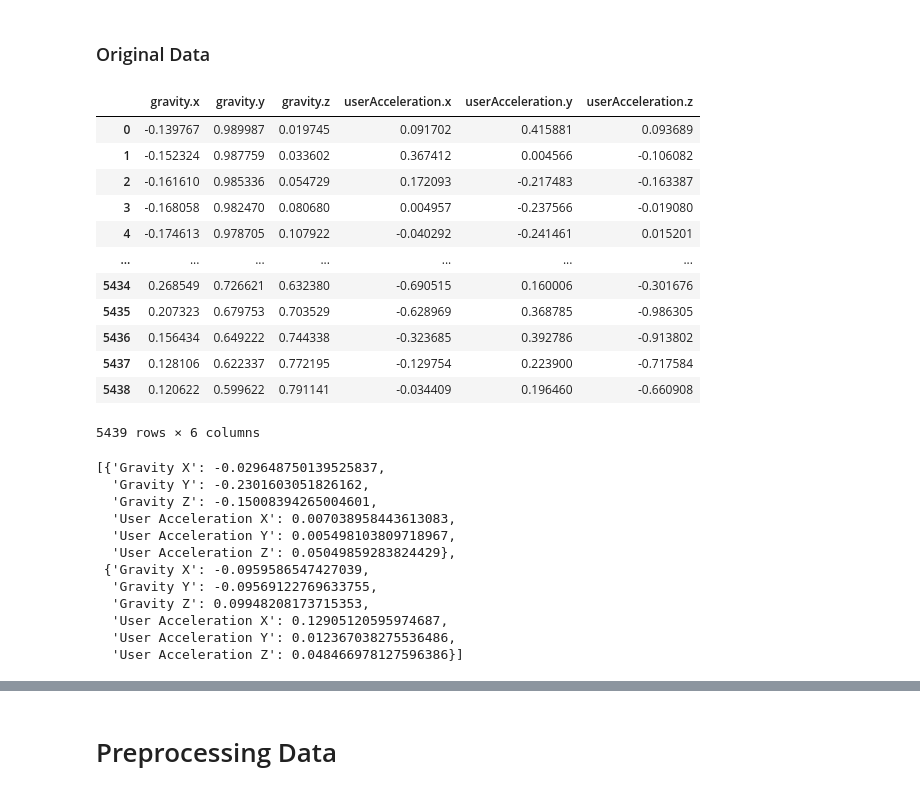
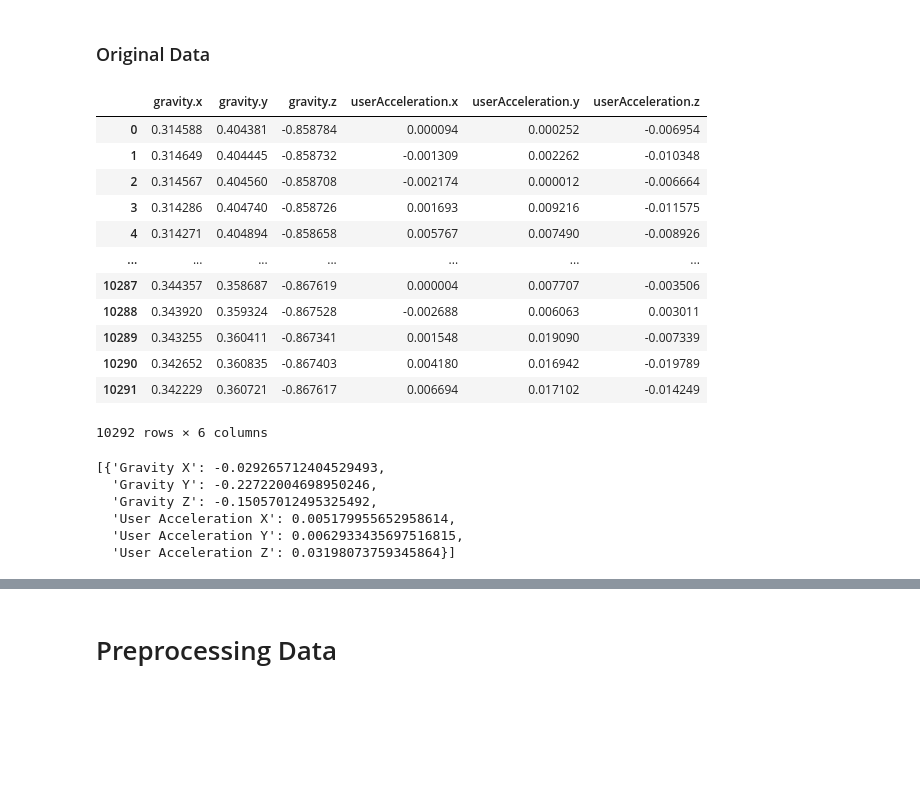
Before and after one commit to rayhannarindran/fitmotion_model, a Jupyter notebook: src/model_tester.ipynb, the cells around one changed output, grey strips where cells are left out. Drawn from its saved outputs; the diff is of its cells as text; code cells hidden in the pictures; blank space fills up the shorter version.

```diff
--- a/src/model_tester.ipynb
+++ b/src/model_tester.ipynb
@@ -14,8 +8,8 @@ To enable the following instructions: AVX2 FMA, in other operations, rebuild Ten
 # %%
 # Specify Model
-reduced = False
+reduced = True
 model_type = 'keras' # keras or h5 or onnx
-factor_index = 1
+factor_index = 0
 # %% [markdown]
 # Load Model
 # %%
@@ -104,29 +115,29 @@ df
 # %%
 # Load Orignal Data (for comparison)
 data_source_o = 'dataset'
 if reduced:
     data_source_o += '_reduced'
-data_type_o = 'wlk_7'
+data_type_o = 'sit_5'
 data_num_o = '1'
 data_url_o = '../data/' + data_source_o + '/' + data_type_o + '/' + 'sub_' + data_num_o + '.csv'
 
 df_o = pd.read_csv(data_url_o)
 df_o = df_o.drop(['Unnamed: 0'], axis=1) if 'Unnamed: 0' in df_o.columns else df_o
 df_o
 # %% [output]
 |  | gravity.x | gravity.y | gravity.z | userAcceleration.x | userAcceleration.y | userAcceleration.z |
-| 0 | -0.139767 | 0.989987 | 0.019745 | 0.091702 | 0.415881 | 0.093689 |
-| 1 | -0.152324 | 0.987759 | 0.033602 | 0.367412 | 0.004566 | -0.106082 |
-| 2 | -0.161610 | 0.985336 | 0.054729 | 0.172093 | -0.217483 | -0.163387 |
-| 3 | -0.168058 | 0.982470 | 0.080680 | 0.004957 | -0.237566 | -0.019080 |
-| 4 | -0.174613 | 0.978705 | 0.107922 | -0.040292 | -0.241461 | 0.015201 |
+| 0 | 0.314588 | 0.404381 | -0.858784 | 0.000094 | 0.000252 | -0.006954 |
+| 1 | 0.314649 | 0.404445 | -0.858732 | -0.001309 | 0.002262 | -0.010348 |
+| 2 | 0.314567 | 0.404560 | -0.858708 | -0.002174 | 0.000012 | -0.006664 |
+| 3 | 0.314286 | 0.404740 | -0.858726 | 0.001693 | 0.009216 | -0.011575 |
+| 4 | 0.314271 | 0.404894 | -0.858658 | 0.005767 | 0.007490 | -0.008926 |
 | ... | ... | ... | ... | ... | ... | ... |
-| 5434 | 0.268549 | 0.726621 | 0.632380 | -0.690515 | 0.160006 | -0.301676 |
-| 5435 | 0.207323 | 0.679753 | 0.703529 | -0.628969 | 0.368785 | -0.986305 |
-| 5436 | 0.156434 | 0.649222 | 0.744338 | -0.323685 | 0.392786 | -0.913802 |
-| 5437 | 0.128106 | 0.622337 | 0.772195 | -0.129754 | 0.223900 | -0.717584 |
-| 5438 | 0.120622 | 0.599622 | 0.791141 | -0.034409 | 0.196460 | -0.660908 |
+| 10287 | 0.344357 | 0.358687 | -0.867619 | 0.000004 | 0.007707 | -0.003506 |
+| 10288 | 0.343920 | 0.359324 | -0.867528 | -0.002688 | 0.006063 | 0.003011 |
+| 10289 | 0.343255 | 0.360411 | -0.867341 | 0.001548 | 0.019090 | -0.007339 |
+| 10290 | 0.342652 | 0.360835 | -0.867403 | 0.004180 | 0.016942 | -0.019789 |
+| 10291 | 0.342229 | 0.360721 | -0.867617 | 0.006694 | 0.017102 | -0.014249 |
-5439 rows × 6 columns
+10292 rows × 6 columns
 # %%
 # opening scaling factor file to read the dictionary
 constants_url = '../constants_reduced.txt' if reduced else '../constants.txt'
@@ -138,18 +149,12 @@ with open(constants_url, 'r') as f:
         factors.append(eval(line))
 factors
 # %% [output]
-[{'Gravity X': -0.029648750139525837,
-  'Gravity Y': -0.2301603051826162,
-  'Gravity Z': -0.15008394265004601,
-  'User Acceleration X': 0.007038958443613083,
-  'User Acceleration Y': 0.005498103809718967,
-  'User Acceleration Z': 0.05049859283824429},
- {'Gravity X': -0.0959586547427039,
-  'Gravity Y': -0.09569122769633755,
-  'Gravity Z': 0.09948208173715353,
-  'User Acceleration X': 0.12905120595974687,
-  'User Acceleration Y': 0.012367038275536486,
-  'User Acceleration Z': 0.048466978127596386}]
+[{'Gravity X': -0.029265712404529493,
+  'Gravity Y': -0.22722004698950246,
+  'Gravity Z': -0.15057012495325492,
+  'User Acceleration X': 0.005179955652958614,
+  'User Acceleration Y': 0.0062933435697516815,
+  'User Acceleration Z': 0.03198073759345864}]
 # %%
 # Multiply data with constants
 for i in range(len(df.columns)):
```
Also changed, not shown: parts of 10 cells of this notebook, 28 other files.
